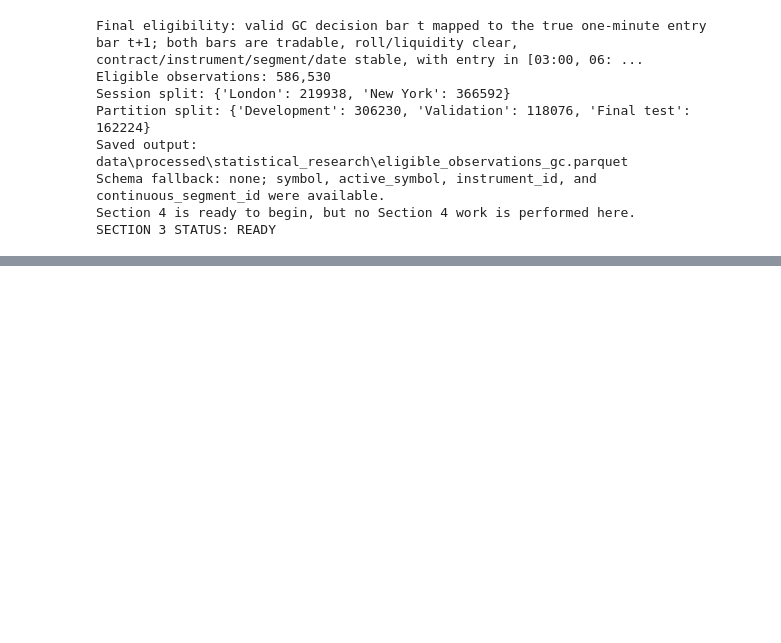
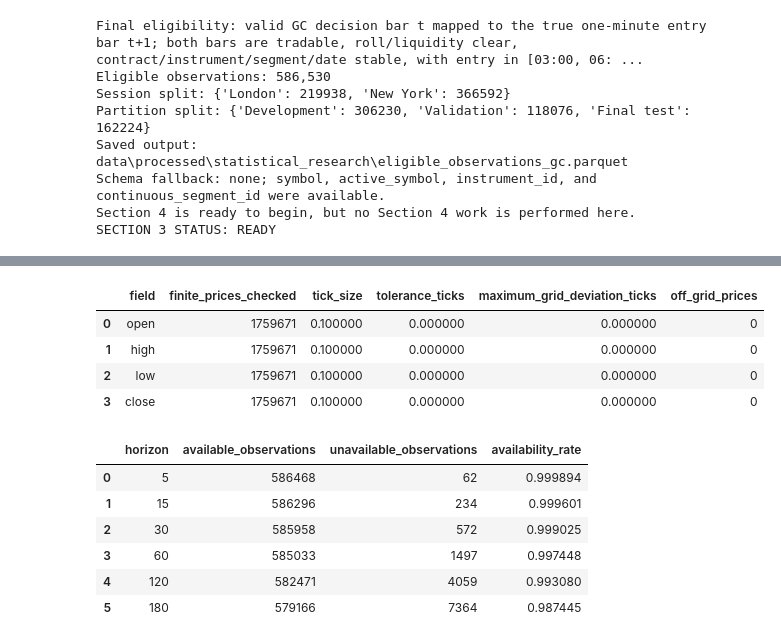
Before and after one commit to Abond1234/GC-1m-OHLCV-QUANTITATIVE-ANALYSIS, a Jupyter notebook: notebooks/exploration/statistical_feature_research.ipynb, the cells around one changed output, grey strips where cells are left out. Cells and saved outputs as stored; diff of their text form; code cells hidden in the pictures; blank space fills up the shorter version.

```diff
--- a/notebooks/exploration/statistical_feature_research.ipynb
+++ b/notebooks/exploration/statistical_feature_research.ipynb
@@ -1343,0 +1407,44 @@ SECTION 3 STATUS: READY
+# %%
+label_build_result = build_forward_label_table(
+    eligible_observations_gc,
+    gc_path_source,
+    horizons=FORWARD_HORIZONS_MINUTES,
+    tick_size=GC_TICK_SIZE,
+    expansion_quantile=EXPANSION_QUANTILE,
+    chunk_size=LABEL_CHUNK_SIZE,
+)
+forward_labels_gc = label_build_result.labels
+expansion_thresholds_gc = label_build_result.expansion_thresholds
+tick_grid_validation = label_build_result.tick_grid_validation
+FORWARD_LABEL_COLUMN_ORDER = list(label_build_result.column_order)
+
+horizon_availability_counts = pd.DataFrame(
+    [
+        {
+            "horizon": h,
+            "available_observations": int(forward_labels_gc[f"label_available_{h}"].sum()),
+            "unavailable_observations": int((~forward_labels_gc[f"label_available_{h}"]).sum()),
+            "availability_rate": float(forward_labels_gc[f"label_available_{h}"].mean()),
+        }
+        for h in FORWARD_HORIZONS_MINUTES
+    ]
+)
+display(tick_grid_validation)
+display(horizon_availability_counts)
+display(forward_labels_gc[["observation_id", "entry_timestamp_ny", "entry_price",
+                           "decision_atr_20m", "atr_normalization_available",
+                           "forward_return_5_ticks", "forward_return_5_bps",
+                           "forward_return_5_atr"]].head(3))
+# %% [output]
+|  | field | finite_prices_checked | tick_size | tolerance_ticks | maximum_grid_deviation_ticks | off_grid_prices |
+| 0 | open | 1759671 | 0.100000 | 0.000000 | 0.000000 | 0 |
+| 1 | high | 1759671 | 0.100000 | 0.000000 | 0.000000 | 0 |
+| 2 | low | 1759671 | 0.100000 | 0.000000 | 0.000000 | 0 |
+| 3 | close | 1759671 | 0.100000 | 0.000000 | 0.000000 | 0 |
+|  | horizon | available_observations | unavailable_observations | availability_rate |
+| 0 | 5 | 586468 | 62 | 0.999894 |
+| 1 | 15 | 586296 | 234 | 0.999601 |
+| 2 | 30 | 585958 | 572 | 0.999025 |
+| 3 | 60 | 585033 | 1497 | 0.997448 |
+| 4 | 120 | 582471 | 4059 | 0.993080 |
+| 5 | 180 | 579166 | 7364 | 0.987445 |
```
Also changed, not shown: parts of 17 cells of this notebook, 4 other files.
